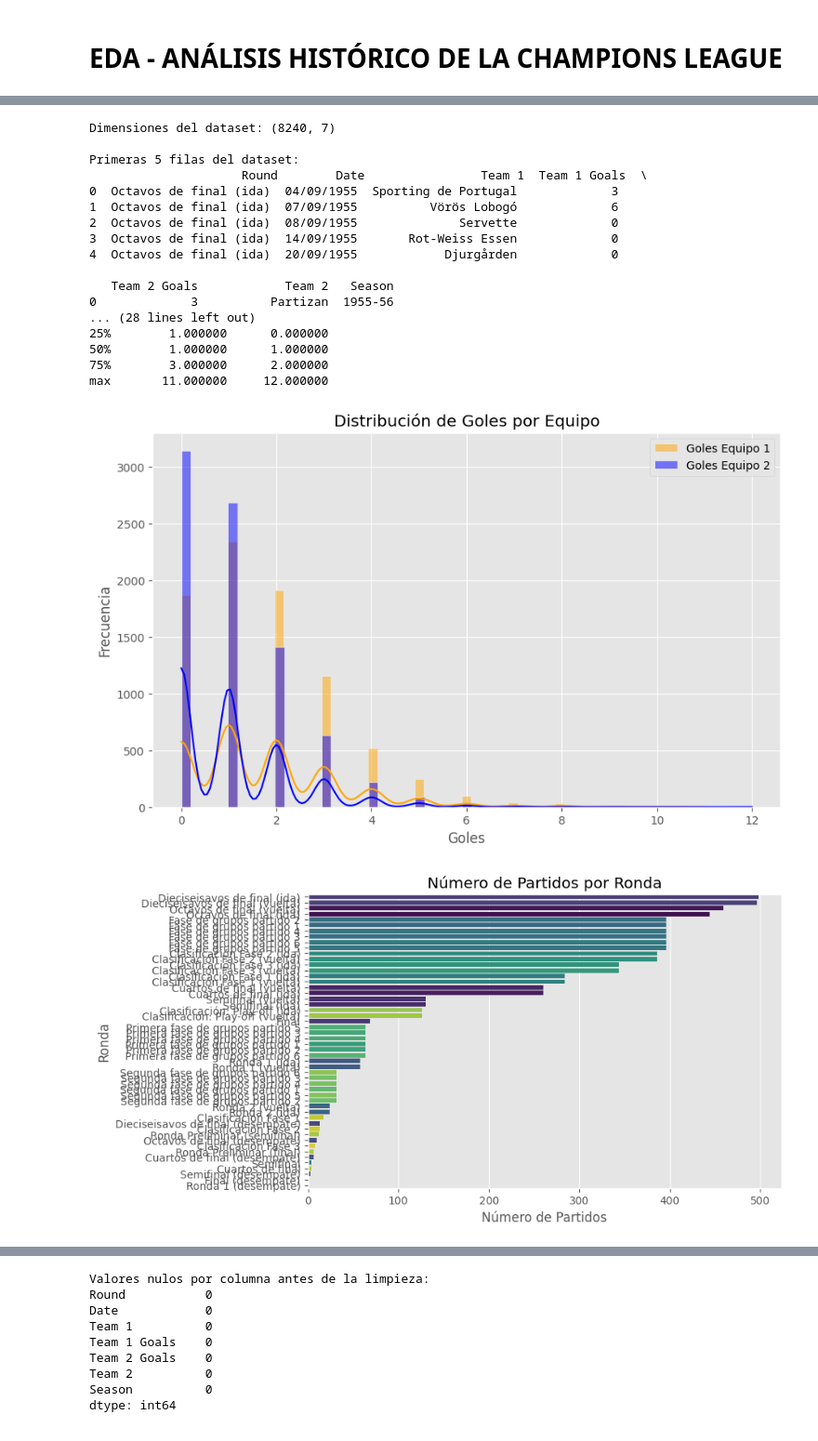
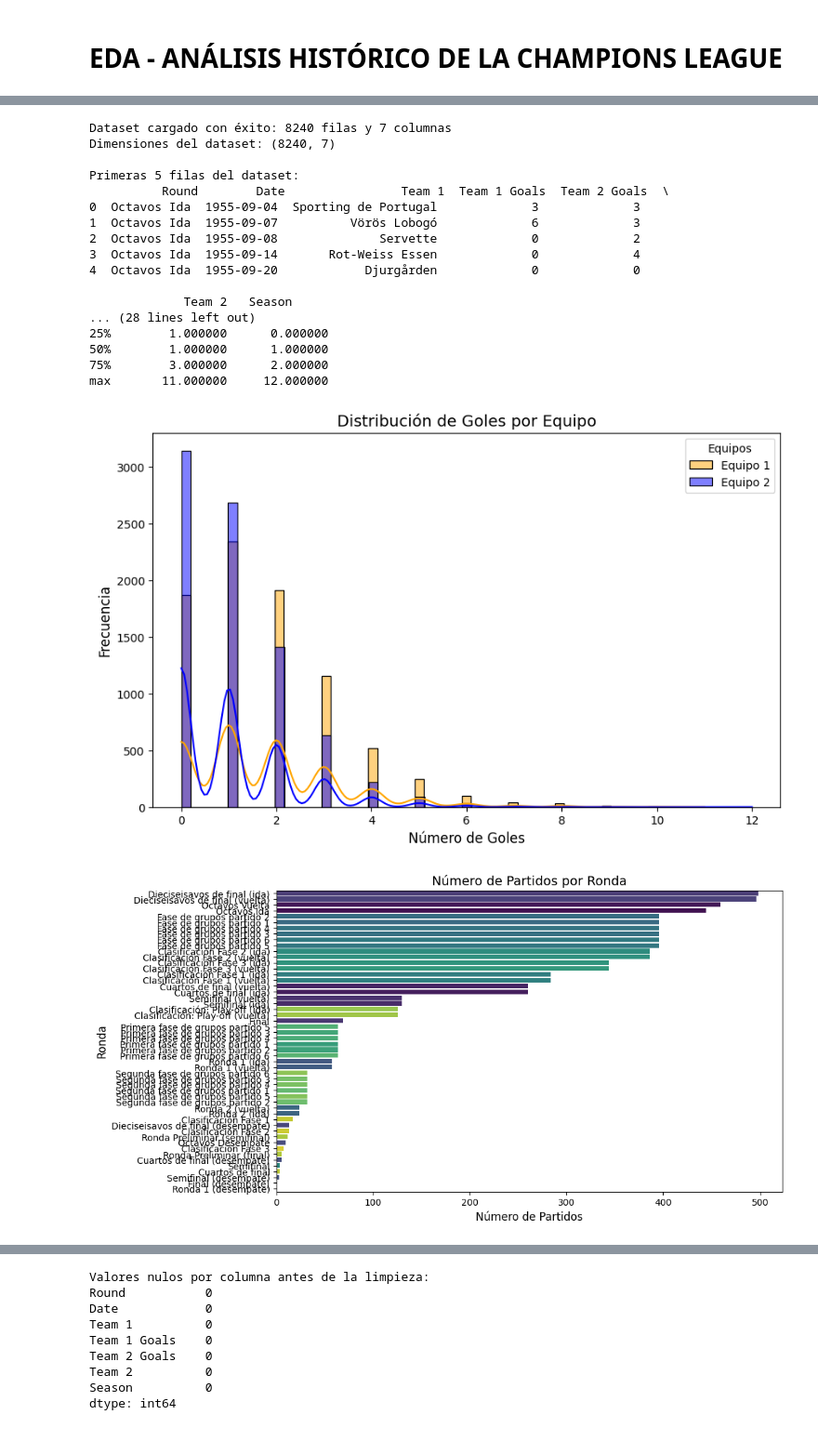
Before and after one commit to 27MarioGomez/ONLINE_DS_THEBRIDGE_27MarioGomez, a Jupyter notebook: Project_Break_I__EDA/EDA - CHAMPIONS LEAGUE/main.ipynb, the cells around one changed output, grey strips where cells are left out. Shown at 93% size. Saved outputs shown, nothing was run; the diff lists cells and outputs as text; code cells hidden in the pictures.

```diff
--- a/Project_Break_I__EDA/EDA - CHAMPIONS LEAGUE/main.ipynb
+++ b/Project_Break_I__EDA/EDA - CHAMPIONS LEAGUE/main.ipynb
@@ -134,55 +134,71 @@ Scraping completado y datos guardados en C:\Users\mario\Documents\GitHub\ONLINE_
 # %%
+# Ruta del dataset limpio
+cleaned_data_path = r"C:\Users\mario\Documents\GitHub\ONLINE_DS_THEBRIDGE_27MarioGomez\Project_Break_I__EDA\EDA - CHAMPIONS LEAGUE\src\data\champions_league_cleaned.csv"
+
+# Cargar el dataset en un DataFrame
+df = pd.read_csv(cleaned_data_path)
+
+# Confirmar la carga
+print(f"Dataset cargado con éxito: {df.shape[0]} filas y {df.shape[1]} columnas")
+
+# ==========================
 # Exploración inicial del dataset
+# ==========================
 print(f"Dimensiones del dataset: {df.shape}")
 print("\nPrimeras 5 filas del dataset:\n", df.head())
 print("\nInformación general del dataset:")
-print(df.info())
-print("\nDescripción estadística del dataset:")
-print(df.describe())
+df.info()
+print("\nDescripción estadística del dataset:\n", df.describe())
 
-# Distribución de goles por equipo
+# ==========================
+# Visualización: Distribución de goles por equipo
+# ==========================
 plt.figure(figsize=(10, 6))
-sns.histplot(df['Team 1 Goals'], kde=True, color="orange", label="Goles Equipo 1")
-sns.histplot(df['Team 2 Goals'], kde=True, color="blue", label="Goles Equipo 2")
-plt.title("Distribución de Goles por Equipo")
-plt.xlabel("Goles")
-plt.ylabel("Frecuencia")
-plt.legend()
+sns.histplot(df['Team 1 Goals'], kde=True, color="orange", label="Equipo 1")
+sns.histplot(df['Team 2 Goals'], kde=True, color="blue", label="Equipo 2")
+plt.title("Distribución de Goles por Equipo", fontsize=14)
+plt.xlabel("Número de Goles", fontsize=12)
+plt.ylabel("Frecuencia", fontsize=12)
+plt.legend(title="Equipos")
 plt.show()
 
-# Número de partidos por ronda
-plt.figure(figsize=(8, 5))
+# ==========================
+# Visualización: Número de partidos por ronda
+# ==========================
+plt.figure(figsize=(10, 6))
 sns.countplot(data=df, y='Round', order=df['Round'].value_counts().index, hue='Round', palette="viridis", legend=False)
-plt.title("Número de Partidos por Ronda")
-plt.xlabel("Número de Partidos")
-plt.ylabel("Ronda")
+plt.title("Número de Partidos por Ronda", fontsize=14)
+plt.xlabel("Número de Partidos", fontsize=12)
+plt.ylabel("Ronda", fontsize=12)
 plt.show()
 
-# Número de partidos por temporada
+# ==========================
+# Visualización: Número de partidos por temporada
+# ==========================
 plt.figure(figsize=(15, 6))
 sns.countplot(data=df, x='Season', hue='Season', palette="coolwarm", order=df['Season'].value_counts().index, legend=False)
-plt.title("Número de Partidos por Temporada")
-plt.xlabel("Temporada")
-plt.ylabel("Número de Partidos")
+plt.title("Número de Partidos por Temporada", fontsize=14)
+plt.xlabel("Temporada", fontsize=12)
+plt.ylabel("Número de Partidos", fontsize=12)
 plt.xticks(rotation=90)
 plt.show()
 # %% [output]
+Dataset cargado con éxito: 8240 filas y 7 columnas
 Dimensiones del dataset: (8240, 7)
 
 Primeras 5 filas del dataset:
-                     Round        Date                Team 1  Team 1 Goals  \
-0  Octavos de final (ida)  04/09/1955  Sporting de Portugal             3
-1  Octavos de final (ida)  07/09/1955          Vörös Lobogó             6
-2  Octavos de final (ida)  08/09/1955              Servette             0
-3  Octavos de final (ida)  14/09/1955       Rot-Weiss Essen             0
-4  Octavos de final (ida)  20/09/1955            Djurgården             0
+          Round        Date                Team 1  Team 1 Goals  Team 2 Goals  \
+0  Octavos Ida  1955-09-04  Sporting de Portugal             3             3
+1  Octavos Ida  1955-09-07          Vörös Lobogó             6             3
+2  Octavos Ida  1955-09-08              Servette             0             2
+3  Octavos Ida  1955-09-14       Rot-Weiss Essen             0             4
+4  Octavos Ida  1955-09-20            Djurgården             0             0
 
-   Team 2 Goals            Team 2   Season
-0             3          Partizan  1955-56
+             Team 2   Season
 ... (28 lines left out)
 25%        1.000000      0.000000
 50%        1.000000      1.000000
 75%        3.000000      2.000000
 max       11.000000     12.000000
-[figure, old version]
+[figure, new version]
-[figure, old version]
+[figure, new version]
```
Also changed, not shown: parts of 46 cells of this notebook.
